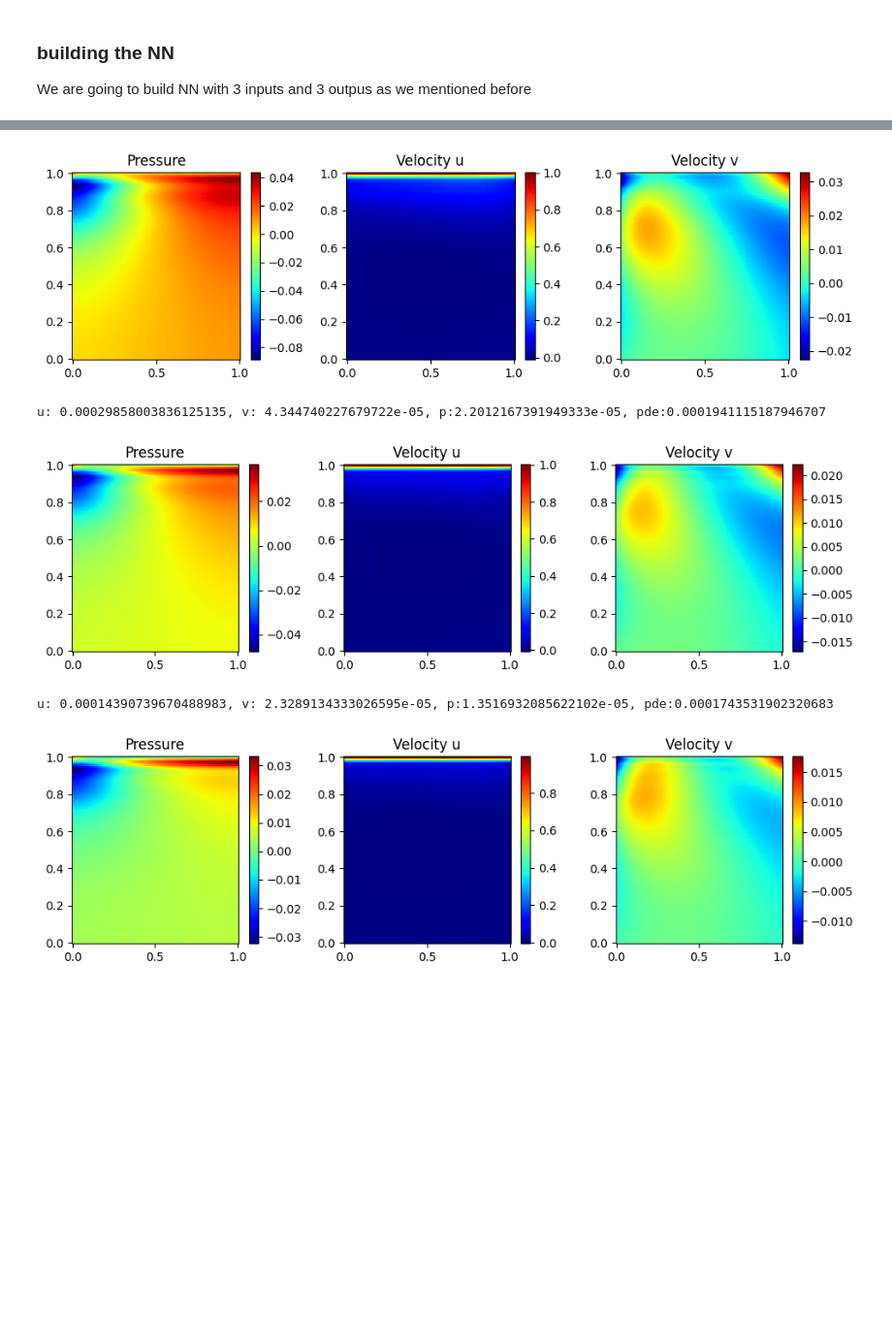
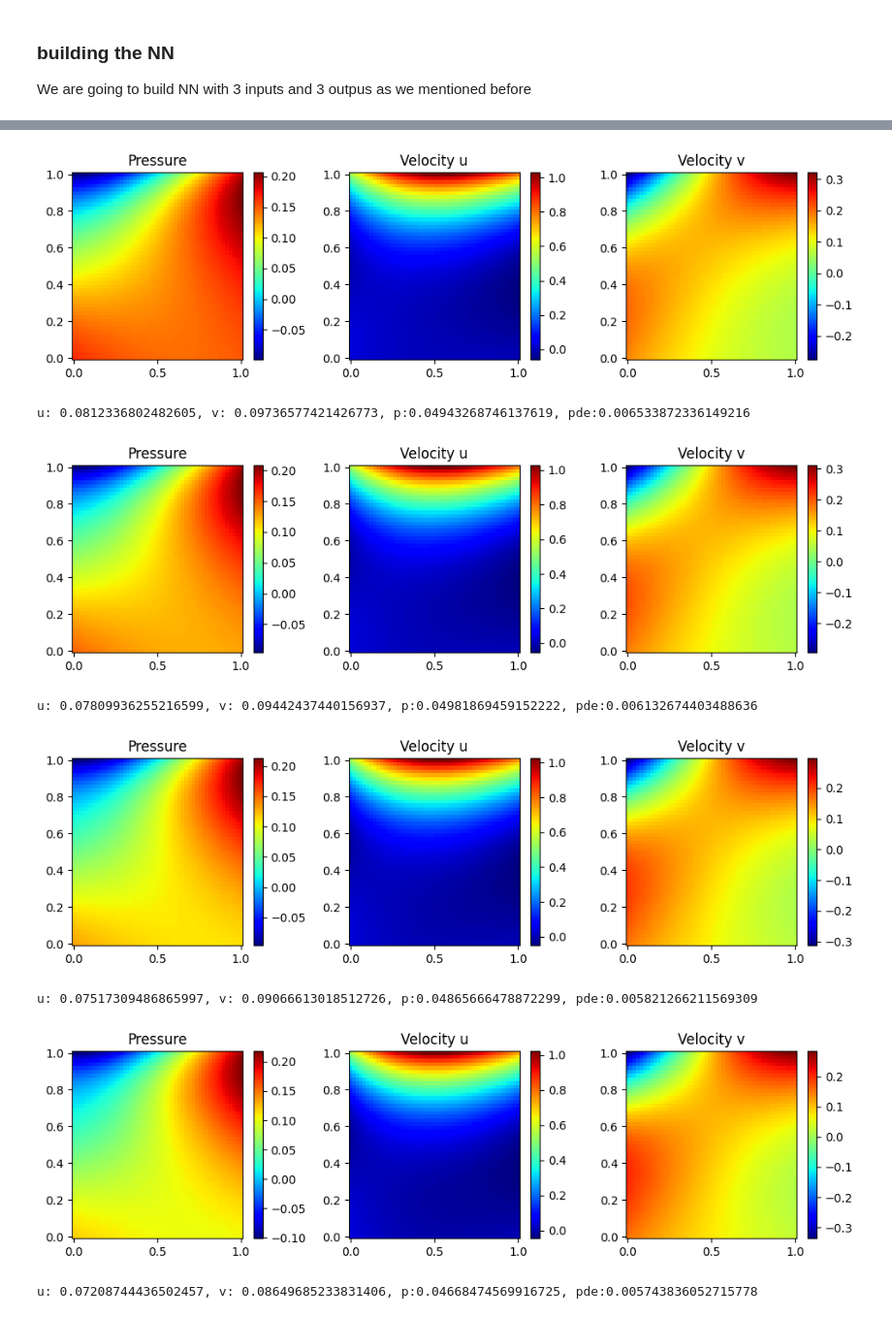
Before and after one commit to HashimAlSadah/PETE547_Project, a Jupyter notebook: PINN_demo/navier_stoke_pinn.ipynb, the cells around one changed output, grey strips where cells are left out. Shown at 97% size. Drawn from its saved outputs; the diff is of its cells as text; code cells hidden in the pictures; blank space fills up the shorter version.

```diff
--- a/PINN_demo/navier_stoke_pinn.ipynb
+++ b/PINN_demo/navier_stoke_pinn.ipynb
@@ -81,14 +86,26 @@ device
+# %%
+def plot_pressure_velocity(x, y, u, v, p):
+  X, Y = np.meshgrid(x, y)
+  figure, axs = plt.subplots(1, 3, figsize=(10, 3), tight_layout=True)
+  output = [p, u, v]
+  title = ["Pressure", "Velocity u", "Velocity v"]
+  for i in range(len(axs)):
+    ax = axs[i]
+    ax.set_title(title[i])
+    colormap = ax.pcolormesh(X, Y, output[i], cmap="jet", shading="auto")
+    figure.colorbar(colormap, ax=ax)
+  plt.show()
 # %%
 def plot_final_t_step(pinn, t=t_f, vector_lines=True):
   #create test input data
-  x_test = torch.linspace(x_0, x_f, 100).to(device)
-  y_test = torch.linspace(y_0, y_f , 100).to(device)
+  x_test = torch.linspace(x_0, x_f, 50).to(device)
+  y_test = torch.linspace(y_0, y_f , 50).to(device)
   test_data = torch.cartesian_prod(x_test, y_test, torch.tensor([t]).to(device))
   x_input_test, y_input_test, t_input_test = torch.split(test_data, 1, 1)
 
   #create a mesh
+  x_test, y_test = x_test.cpu(), y_test.cpu()
   x_grid, y_grid = torch.meshgrid(x_test, y_test, indexing="xy")
-  x_grid, y_grid = x_grid.cpu().numpy(), y_grid.cpu().numpy()
 
   #get the output of the PINN
   u_test, v_test, p_test = pinn(x_input_test, y_input_test, t_input_test)
@@ -105,14 +122,7 @@ def plot_final_t_step(pinn, t=t_f, vector_lines=True):
     colormap = ax.pcolormesh(x_grid, y_grid, p_test.T, cmap="jet", shading="auto")
     figure.colorbar(colormap)
     plt.streamplot(x_grid, y_grid, u_test.T, v_test.T, color="black")
+    plt.show()
 
   else:
-    figure, axs = plt.subplots(1, 3, figsize=(10, 3), tight_layout=True)
-    output = [100 * p_test.T, u_test.T, v_test.T]
-    title = ["Pressure", "Velocity u", "Velocity v"]
-    for i in range(len(axs)):
-      ax = axs[i]
-      ax.set_title(title[i])
-      colormap = ax.pcolormesh(x_grid, y_grid, output[i], cmap="jet", shading="auto")
-      figure.colorbar(colormap, ax=ax)
-  plt.show()
+    plot_pressure_velocity(x_test, y_test, u_test.T, v_test.T, p_test.T)
@@ -225,9 +262,9 @@ We are going to set the boundary conditions for neuman and dirchlit as the follo
 
 We are going to build NN with 3 inputs and 3 outpus as we mentioned before
 # %%
-pinn = FCN(3,3,30,5)
+pinn = FCN(3,3,32,5)
 mse_cost_function = torch.nn.MSELoss()
-optimizer = optim.Adam(pinn.parameters(), lr=1e-4)
+optimizer = optim.Adam(pinn.parameters(), lr=1e-6)
 # %%
 total_losses = []
 iteration = []
@@ -284,7 +321,7 @@ for epoch in range(1, epochs + 1):
     # pde loss
     pde_losses, losses_added = pde_loss(x = x_physics, y = y_physics, t = t_physics, net = pinn  )
     # pde_loss0 = mse_cost_function(losses_added, torch.zeros((examples_num,1)))
-    loss = losses_added +  u_loss + v_loss +  p_loss
+    loss = losses_added +  u_loss + 1e-1 * v_loss +  1e-1 * p_loss
 
     # back propagation
     loss.backward()
@@ -294,7 +331,7 @@ for epoch in range(1, epochs + 1):
     #     total_losses.append(loss.detach())
     #     print(total_losses[-1])
 
-    if epoch % 10000 == 0:
+    if epoch % 5000 == 0:
       pinn.eval()
       print(f"u: {u_loss.item()}, v: {v_loss.item()}, p:{p_loss.item()}, pde:{losses_added.item()}")
       with torch.inference_mode():
@@ -307,5 +344,8 @@ u: 0.0008018382359296083, v: 9.816791862249374e-05, p:6.555257277796045e-05, pde
-[figure, old version]
+[figure, new version]
-u: 0.00029858003836125135, v: 4.344740227679722e-05, p:2.2012167391949333e-05, pde:0.0001941115187946707
+u: 0.0812336802482605, v: 0.09736577421426773, p:0.04943268746137619, pde:0.006533872336149216
-[figure, old version]
+[figure, new version]
-u: 0.00014390739670488983, v: 2.3289134333026595e-05, p:1.3516932085622102e-05, pde:0.0001743531902320683
+u: 0.07809936255216599, v: 0.09442437440156937, p:0.04981869459152222, pde:0.006132674403488636
-[figure, old version]
+[figure, new version]
+u: 0.07517309486865997, v: 0.09066613018512726, p:0.04865666478872299, pde:0.005821266211569309
+[figure, added]
+u: 0.07208744436502457, v: 0.08649685233831406, p:0.04668474569916725, pde:0.005743836052715778
```
Also changed, not shown: parts of 7 cells of this notebook.
